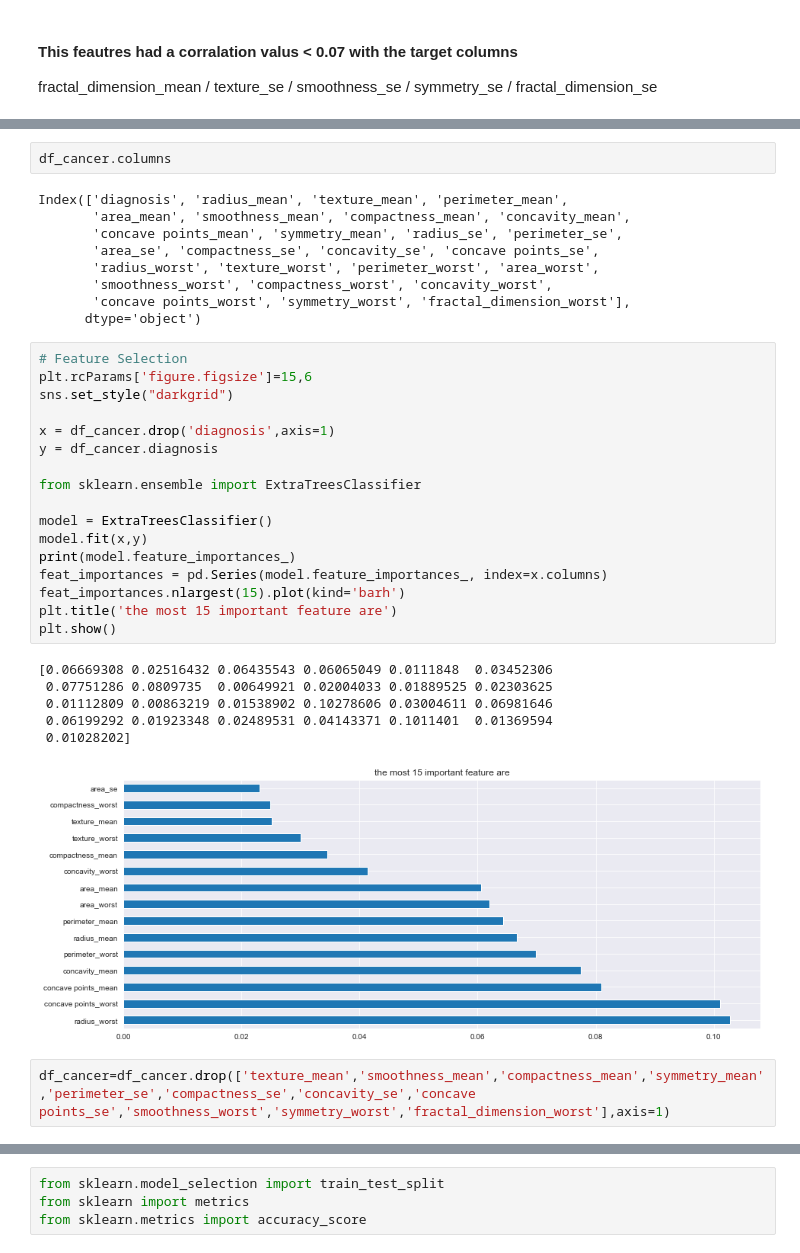
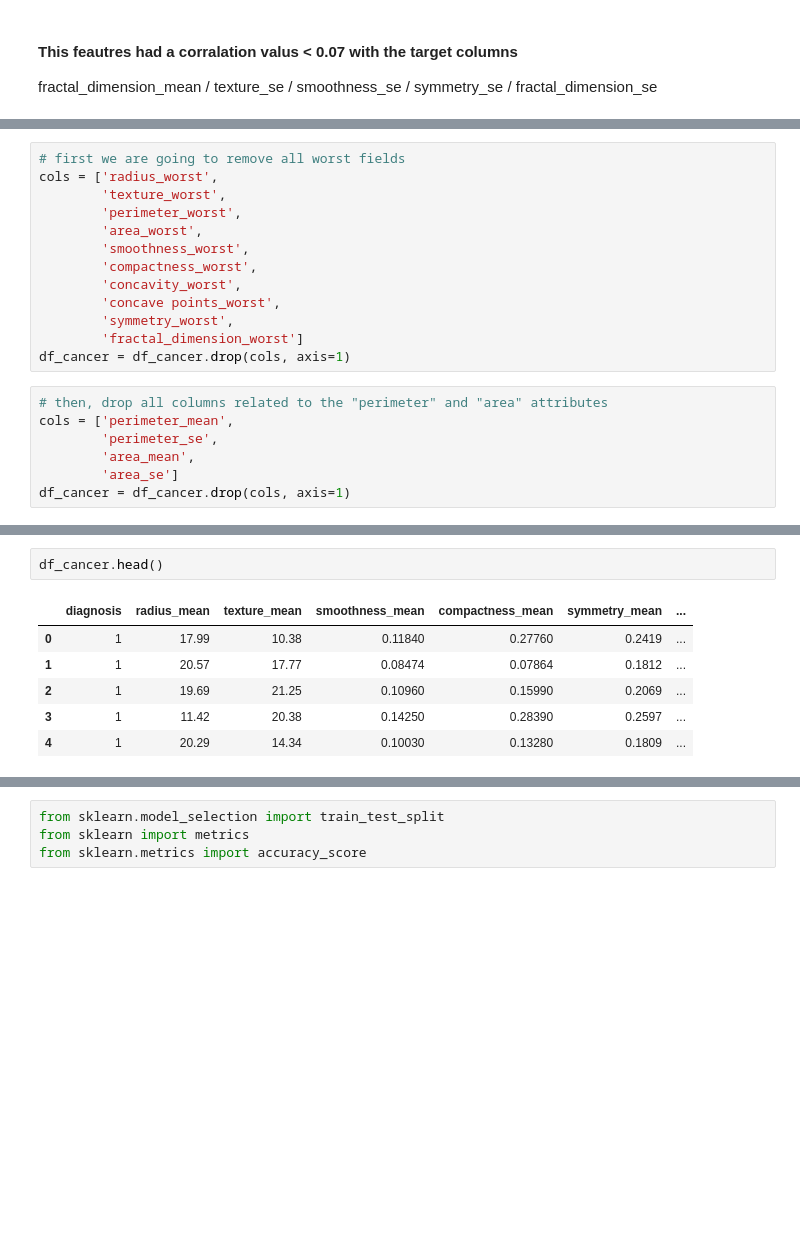
Before and after one commit to KanwalArora029/ML_Models_App, a Jupyter notebook: Healthcare-app/BreastCancer.ipynb, the cells around one changed output, grey strips where cells are left out. Cells and saved outputs as stored; diff of their text form; blank space fills up the shorter version.

```diff
--- a/Healthcare-app/BreastCancer.ipynb
+++ b/Healthcare-app/BreastCancer.ipynb
@@ -181,0 +236,20 @@ df_cancer = df_cancer.drop(['fractal_dimension_mean', 'texture_se', 'smoothness_
+# %%
+# first we are going to remove all worst fields
+cols = ['radius_worst',
+        'texture_worst',
+        'perimeter_worst',
+        'area_worst',
+        'smoothness_worst',
+        'compactness_worst',
+        'concavity_worst',
+        'concave points_worst',
+        'symmetry_worst',
+        'fractal_dimension_worst']
+df_cancer = df_cancer.drop(cols, axis=1)
+# %%
+# then, drop all columns related to the "perimeter" and "area" attributes
+cols = ['perimeter_mean',
+        'perimeter_se',
+        'area_mean',
+        'area_se']
+df_cancer = df_cancer.drop(cols, axis=1)
@@ -182,37 +272,9 @@ df_cancer = df_cancer.drop(['fractal_dimension_mean', 'texture_se', 'smoothness_
 # %%
-df_cancer.columns
+df_cancer.head()
 # %% [output]
-Index(['diagnosis', 'radius_mean', 'texture_mean', 'perimeter_mean',
-       'area_mean', 'smoothness_mean', 'compactness_mean', 'concavity_mean',
-       'concave points_mean', 'symmetry_mean', 'radius_se', 'perimeter_se',
-       'area_se', 'compactness_se', 'concavity_se', 'concave points_se',
-       'radius_worst', 'texture_worst', 'perimeter_worst', 'area_worst',
-       'smoothness_worst', 'compactness_worst', 'concavity_worst',
-       'concave points_worst', 'symmetry_worst', 'fractal_dimension_worst'],
-      dtype='object')
+|  | diagnosis | radius_mean | texture_mean | smoothness_mean | compactness_mean | symmetry_mean | ... |
+| 0 | 1 | 17.99 | 10.38 | 0.11840 | 0.27760 | 0.2419 | ... |
+| 1 | 1 | 20.57 | 17.77 | 0.08474 | 0.07864 | 0.1812 | ... |
+| 2 | 1 | 19.69 | 21.25 | 0.10960 | 0.15990 | 0.2069 | ... |
+| 3 | 1 | 11.42 | 20.38 | 0.14250 | 0.28390 | 0.2597 | ... |
+| 4 | 1 | 20.29 | 14.34 | 0.10030 | 0.13280 | 0.1809 | ... |
-# %%
-# Feature Selection
-plt.rcParams['figure.figsize']=15,6
-sns.set_style("darkgrid")
-
-x = df_cancer.drop('diagnosis',axis=1)
-y = df_cancer.diagnosis
-
-from sklearn.ensemble import ExtraTreesClassifier
-
-model = ExtraTreesClassifier()
-model.fit(x,y)
-print(model.feature_importances_)
-feat_importances = pd.Series(model.feature_importances_, index=x.columns)
-feat_importances.nlargest(15).plot(kind='barh')
-plt.title('the most 15 important feature are')
-plt.show()
-# %% [output]
-[0.06669308 0.02516432 0.06435543 0.06065049 0.0111848  0.03452306
- 0.07751286 0.0809735  0.00649921 0.02004033 0.01889525 0.02303625
- 0.01112809 0.00863219 0.01538902 0.10278606 0.03004611 0.06981646
- 0.06199292 0.01923348 0.02489531 0.04143371 0.1011401  0.01369594
- 0.01028202]
-[figure, removed]
-# %%
-df_cancer=df_cancer.drop(['texture_mean','smoothness_mean','compactness_mean','symmetry_mean','perimeter_se','compactness_se','concavity_se','concave points_se','smoothness_worst','symmetry_worst','fractal_dimension_worst'],axis=1)
```
Also changed, not shown: parts of 23 cells of this notebook, 7 other files.
